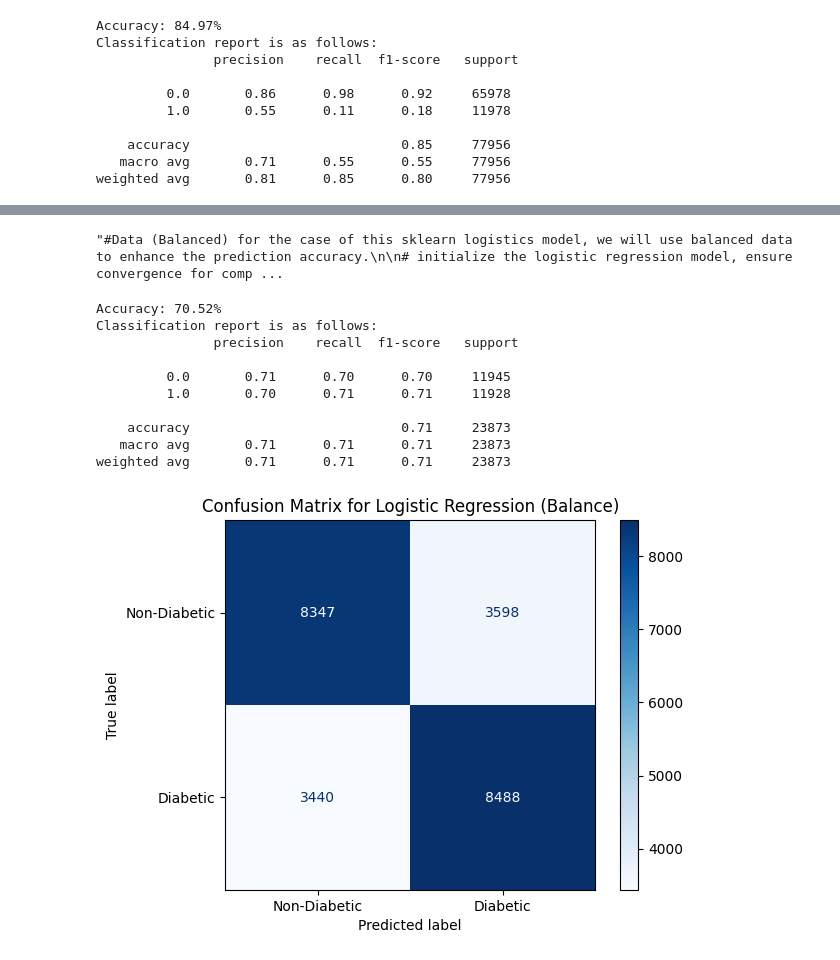
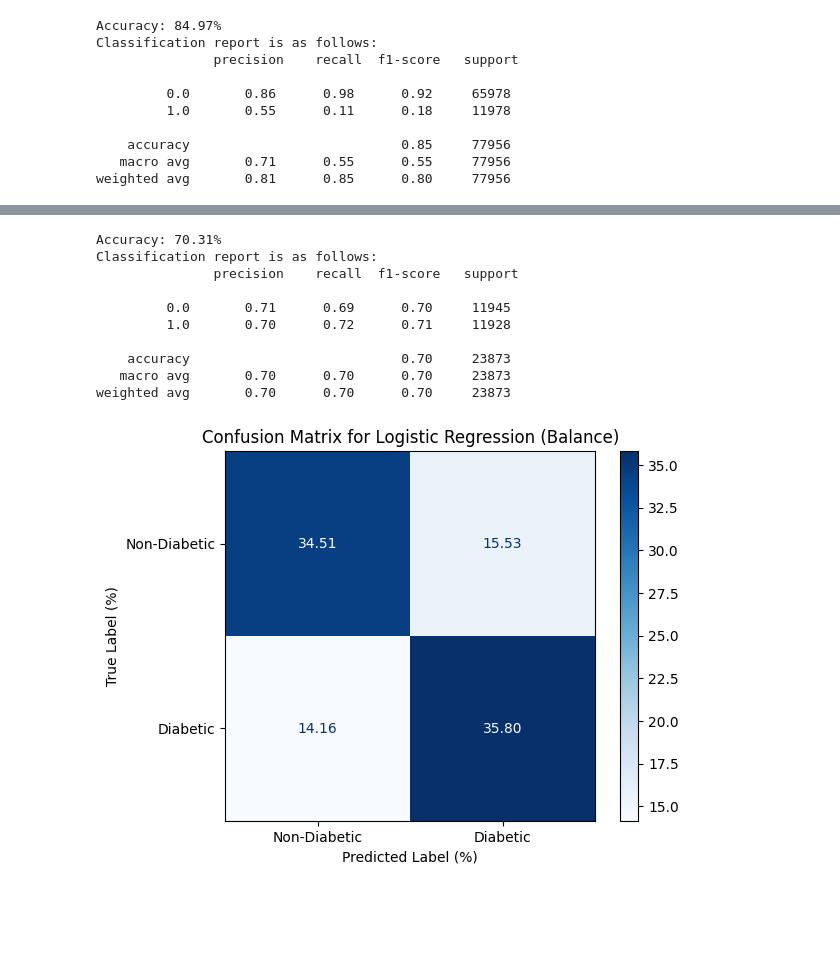
Before and after one commit to troytoy/Project_DA01, a Jupyter notebook: DA01_Project(Final).ipynb, the cells around one changed output, grey strips where cells are left out. Saved outputs shown, nothing was run; the diff lists cells and outputs as text; code cells hidden in the pictures; blank space fills up the shorter version.

Commit message:
initial commit

```diff
--- a/DA01_Project(Final).ipynb
+++ b/DA01_Project(Final).ipynb
@@ -1159,55 +1148,40 @@ plt.show()
-# %%
-'''#Data (Balanced) for the case of this sklearn logistics model, we will use balanced data to enhance the prediction accuracy.
-
-# initialize the logistic regression model, ensure convergence for complex datasets by defining max iterations by 1000
-model = LogisticRegression(max_iter=1000)
-
-# perform RFE to select the best 5 features
-rfe = RFE(estimator = model, n_features_to_select=5)
-rfe.fit(data_balanced[top5], data_balanced['Diabetes_Status'])
-
-# display selected features
-selected_features_rfe = data_balanced[top5].columns[rfe.support_]
-print(selected_features_rfe)'''
-# %% [output]
-"#Data (Balanced) for the case of this sklearn logistics model, we will use balanced data to enhance the prediction accuracy.\n\n# initialize the logistic regression model, ensure convergence for comp ...
 # %%
 # split data into training and testing sets
-x = data_balanced[top5]
-y = data_balanced['Diabetes_Status']
+x2 = data_balanced[top5]
+y2 = data_balanced['Diabetes_Status']
 
-x_train, x_test, y_train, y_test = train_test_split(x, y, test_size=0.3, random_state=24)
+x_train2, x_test2, y_train2, y_test2 = train_test_split(x2, y2, test_size=0.3, random_state=24)
 
 # train a logistic regression model
-model_final = LogisticRegression()
-model_final.fit(x_train, y_train)
+model_final2 = LogisticRegression()
+model_final2.fit(x_train2, y_train2)
 
 # evaluate the model
-y_pred = model_final.predict(x_test)
-print(f'Accuracy: {round(accuracy_score(y_test, y_pred)*100,2)}%')
-print('Classification report is as follows: \n', classification_report(y_test, y_pred))
+y_pred2 = model_final2.predict(x_test2)
+print(f'Accuracy: {round(accuracy_score(y_test2, y_pred2)*100,2)}%')
+print('Classification report is as follows: \n', classification_report(y_test2, y_pred2))
 # %% [output]
-Accuracy: 70.52%
+Accuracy: 70.31%
 Classification report is as follows:
                precision    recall  f1-score   support
 
-         0.0       0.71      0.70      0.70     11945
-         1.0       0.70      0.71      0.71     11928
+         0.0       0.71      0.69      0.70     11945
+         1.0       0.70      0.72      0.71     11928
 
-    accuracy                           0.71     23873
-   macro avg       0.71      0.71      0.71     23873
-weighted avg       0.71      0.71      0.71     23873
+    accuracy                           0.70     23873
+   macro avg       0.70      0.70      0.70     23873
+weighted avg       0.70      0.70      0.70     23873
 # %%
-from sklearn.metrics import confusion_matrix, ConfusionMatrixDisplay
-
 # Generate Confusion Matrix
-cm = confusion_matrix(y_test, y_pred)
-
+cm2 = confusion_matrix(y_test2, y_pred2)
+cm_percent2 = cm2.astype('float') / cm2.sum() * 100
 # Plot Confusion Matrix
-disp = ConfusionMatrixDisplay(confusion_matrix=cm, display_labels=['Non-Diabetic', 'Diabetic'])
-disp.plot(cmap='Blues', values_format='d')
+disp = ConfusionMatrixDisplay(confusion_matrix=cm_percent2, display_labels=['Non-Diabetic', 'Diabetic'])
+disp.plot(cmap='Blues', values_format='.2f')
 
 plt.title("Confusion Matrix for Logistic Regression (Balance)")
+plt.xlabel("Predicted Label (%)")
+plt.ylabel("True Label (%)")
 plt.show()
 # %% [output]
-[figure, old version]
+[figure, new version]
```
Also changed, not shown: parts of 2 cells of this notebook, 2 other files.
